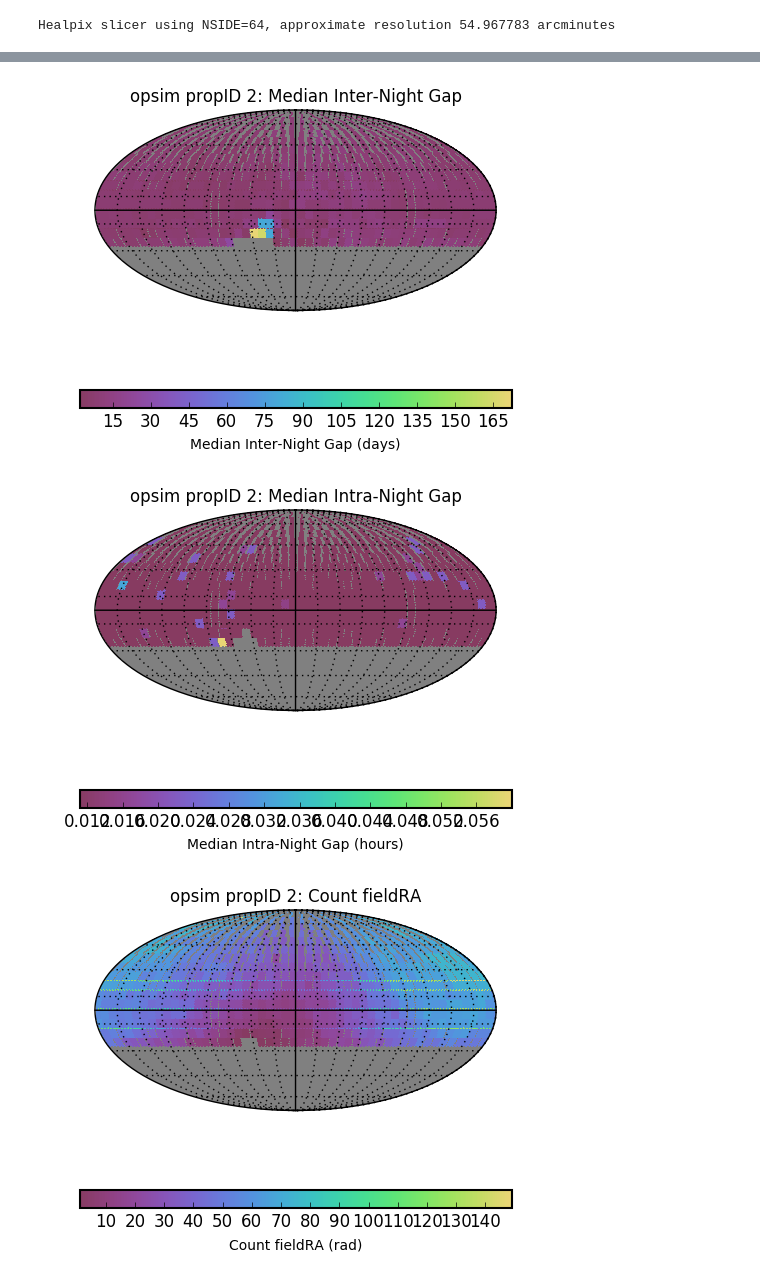
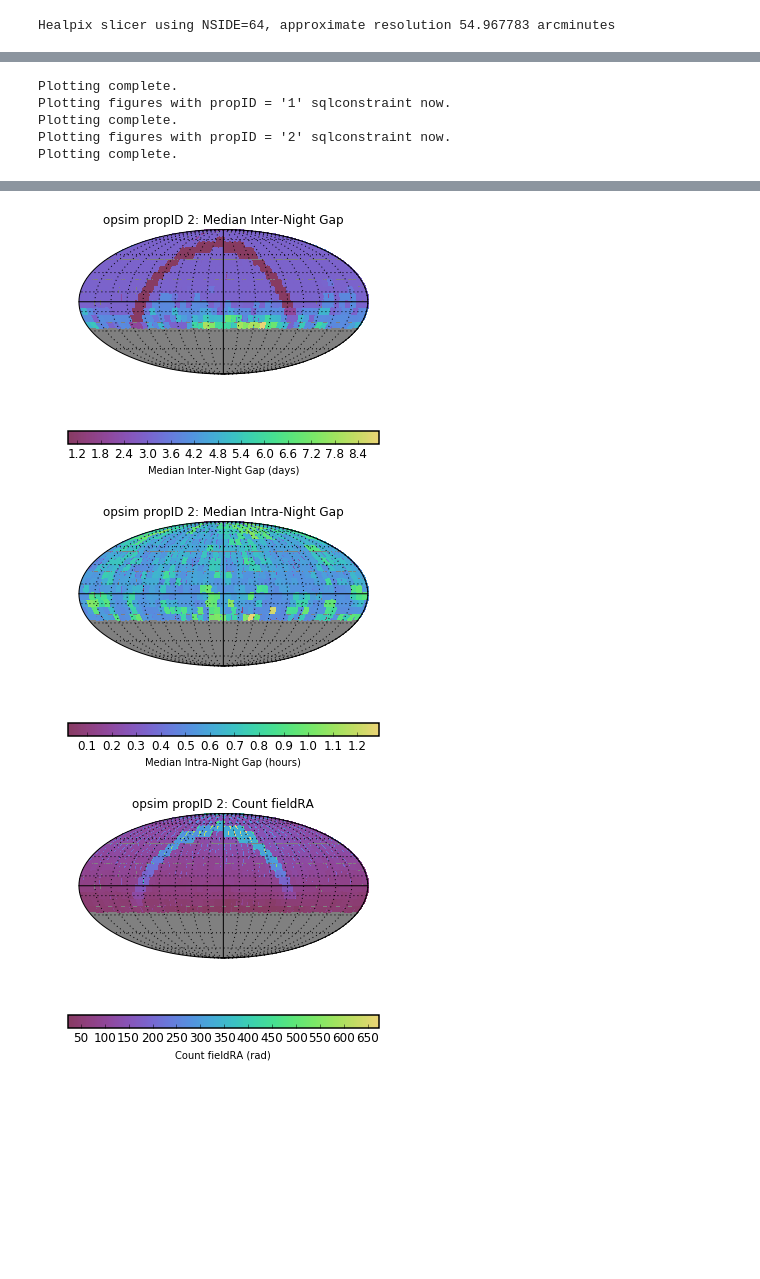
Before and after one commit to ZwickyTransientFacility/ztf_maf, a Jupyter notebook: notebooks/ZTF_MAF_intro.ipynb, the cells around one changed output, grey strips where cells are left out. Saved outputs shown, nothing was run; the diff lists cells and outputs as text; code cells hidden in the pictures; blank space fills up the shorter version.

```diff
--- a/notebooks/ZTF_MAF_intro.ipynb
+++ b/notebooks/ZTF_MAF_intro.ipynb
@@ -55,7 +55,7 @@ for i,metric in enumerate(metricList):
 Healpix slicer using NSIDE=64, approximate resolution 54.967783 arcminutes
 # %%
 outDir = 'ZTF_test'
-ztfDB = db.OpsimDatabase('../sims/one_year_sim_incomplete.db',
+ztfDB = db.OpsimDatabase('../sims/test_schedule_v3.db',
                         defaultdbTables={'Summary':['Summary','obsHistID']})
 ztfDB.raColName = 'fieldRA'
 ztfDB.decColName = 'fieldDec'
@@ -85,0 +86,5 @@ Plotting complete.
+Plotting complete.
+Plotting figures with propID = '1' sqlconstraint now.
+Plotting complete.
+Plotting figures with propID = '2' sqlconstraint now.
+Plotting complete.
@@ -92,6 +97,6 @@ Plotting complete.
-[figure, old version]
+[figure, new version]
-[figure, old version]
+[figure, new version]
-[figure, old version]
+[figure, new version]
 # %%
 for key in sorted(bDict):
     bDict[key].computeSummaryStats(resultsDb=resultsDb)
```
Also changed, not shown: parts of 2 cells of this notebook.
